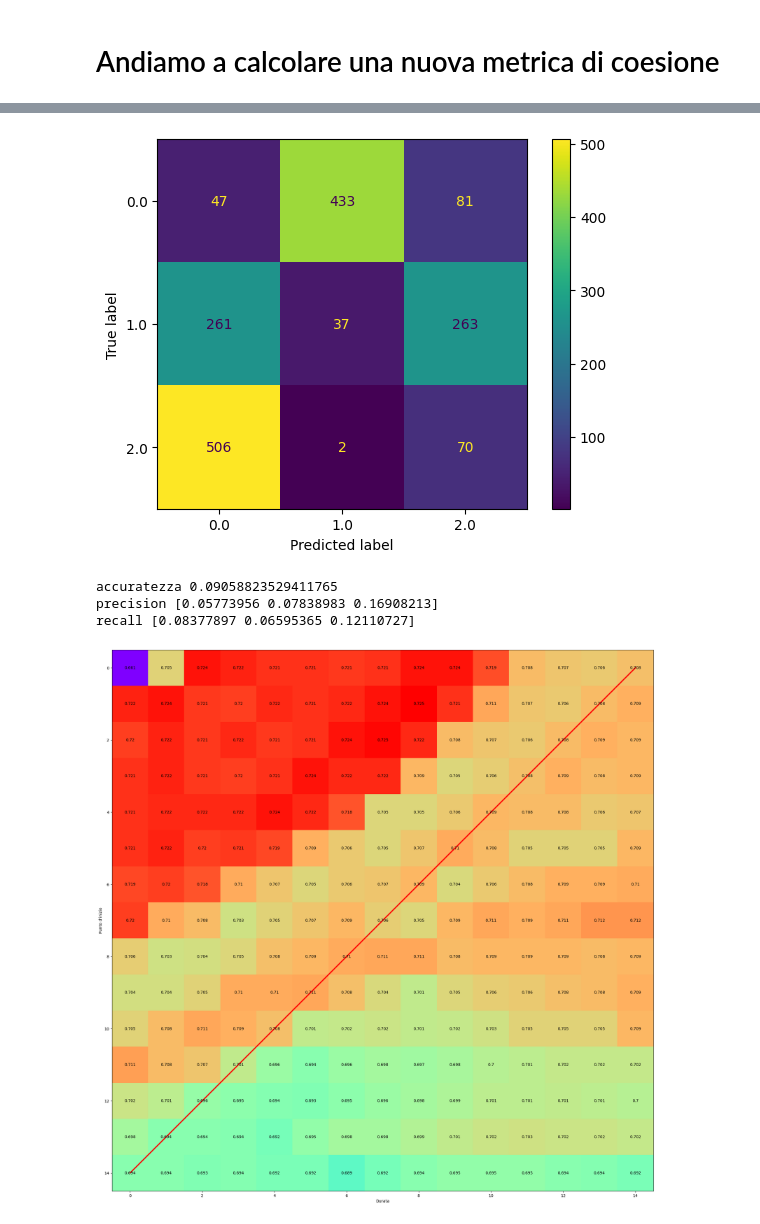
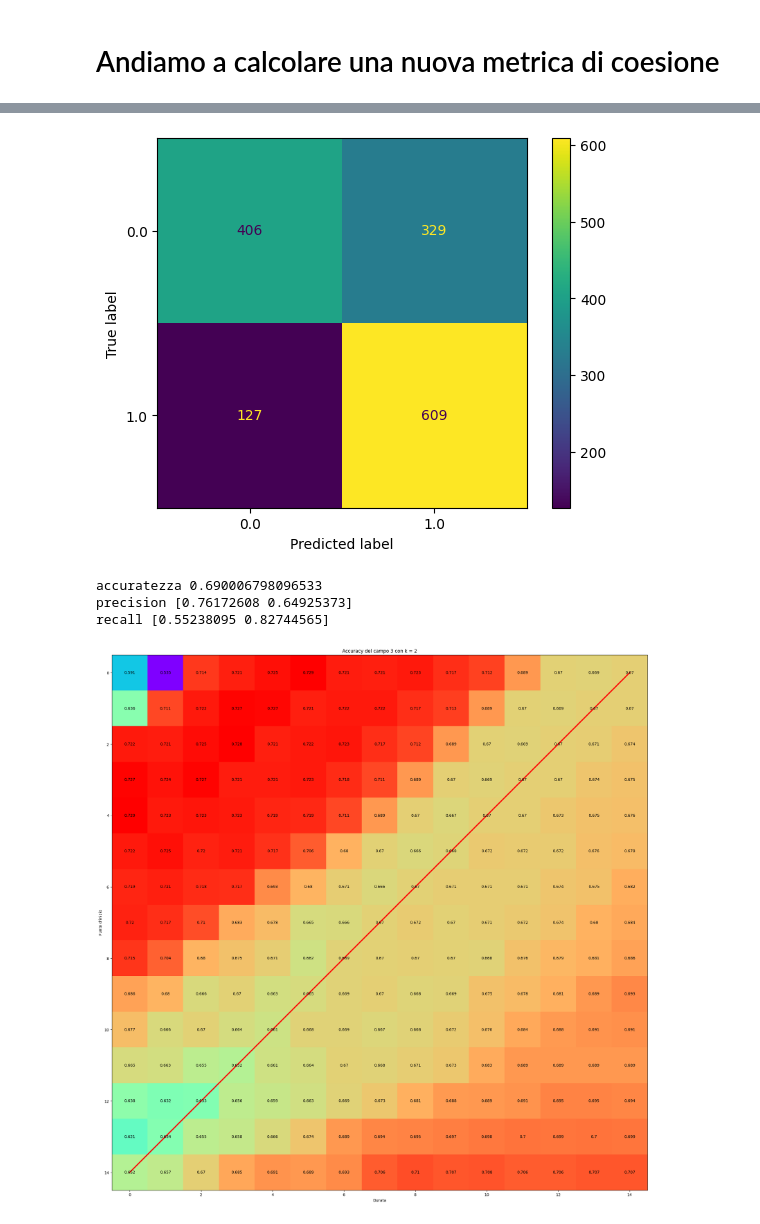
Before and after one commit to Simone-Scalella/BigDataProject, a Jupyter notebook: newMetrics.ipynb, the cells around one changed output, grey strips where cells are left out. Saved outputs shown, nothing was run; the diff lists cells and outputs as text; code cells hidden in the pictures.

Commit message:
ok image

```diff
--- a/newMetrics.ipynb
+++ b/newMetrics.ipynb
@@ -10,21 +10,21 @@ from sklearn.metrics import accuracy_score, precision_score, recall_score
 import pandas as pd
 import itertools
 # %%
-with open('./pickles/allPixelNDVIPoly6.pickle', 'rb') as handle:
+with open('./pickles/allPixelNDVIPoly.pickle', 'rb') as handle:
     allPixelNDVIPoly3 = pickle.load(handle)
 
-with open('./pickles/newResa6.pickle', 'rb') as handle:
+with open('./pickles/newResa3.pickle', 'rb') as handle:
     newResa3 = pickle.load(handle)
 
-with open('./pickles/kmeans_total_6_c3.pickle', 'rb') as handle:
+with open('./pickles/kmeans_total_3_c2.pickle', 'rb') as handle:
     kmeans_total3 = pickle.load(handle)
 
-with open('./pickles/kmeans_total_6_c3.pickle', 'rb') as handle:
+with open('./pickles/kmeans_total_3_c2.pickle', 'rb') as handle:
     kmeans_total3_master = pickle.load(handle)
 # %%
 # Numero di cluster
 
-num_cluster = 3
+num_cluster = 2
 XMAx = 15
 YMax = 15
 allPixelNDVIPoly3 = allPixelNDVIPoly3[(newResa3<=11000) & (newResa3 >= 4000),:]
@@ -60,15 +60,13 @@ label_3 = np.ndarray([newResa3.shape[0]])
 label_3_test = np.ndarray([newResa3.shape[0]])
 
 for a,b in zip(newResa3,range(newResa3.shape[0])):
-    if(a < np.quantile(newResa3,q=0.33)):
+    if(a < np.quantile(newResa3,q=0.5)):
         label_3[b] = int(0) # resa bassa
         label_3_test[b] = int(0) # resa bassa
-    elif(a > np.quantile(newResa3,q=0.33) and a < np.quantile(newResa3,q=0.66)):
-        label_3[b] = int(1) # resa media
-        label_3_test[b] = int(1) # resa media
+    #elif(a > np.quantile(newResa3,q=0.33) and a < np.quantile(newResa3,q=0.66)):
     else:
-        label_3[b] = int(2) # resa alta
-        label_3_test[b] = int(2) # resa alta
+        label_3[b] = int(1) # resa alta
+        label_3_test[b] = int(1) # resa alta
 # %%
 cluster_class_mapping = {}
 df = pd.DataFrame(data=[])
@@ -275,7 +270,7 @@ for a in range(len(list_of_mapping_test)):
 ConfusionMatrixDisplay.from_predictions(label_3,y_pred_one3)
 plt.show()
 # %% [output]
-[figure, old version]
+[figure, new version]
 # %%
 accuracy = str(accuracy_score(label_3,y_pred_one3))
 precision = str(precision_score(label_3,y_pred_one3,average= None))
@@ -285,9 +280,9 @@ print("accuratezza " + accuracy)
 print("precision " + precision)
 print("recall " + recall)
 # %% [output]
-accuratezza 0.09058823529411765
-precision [0.05773956 0.07838983 0.16908213]
-recall [0.08377897 0.06595365 0.12110727]
+accuratezza 0.690006798096533
+precision [0.76172608 0.64925373]
+recall [0.55238095 0.82744565]
 # %%
 matrice_precision = np.zeros([XMAx,YMax])
 matrice_recall = np.zeros([XMAx,YMax])
@@ -304,20 +299,21 @@ for x in range(0,XMAx):
 # %%
 fig, ax = plt.subplots()
 image = ax.imshow(matrice_accuracy[:,:],cmap='rainbow')
 line_start = [0, np.floor(71/5)]
 line_end = [np.floor(71/5), 0]
 plt.plot(line_start, line_end, color="red", linewidth=3)
 plt.xlabel("Durata")
 plt.ylabel("Punto d'inizio")
+plt.title("Accuracy del campo 3 con k = 2")
 
 fig.set_size_inches(25,25)
 for i in range(XMAx):
     for j in range(YMax):
         c = np.round(matrice_accuracy[i,j],decimals=3)
         ax.text(j, i, str(c), va='center', ha='center')
 plt.show()
 # %% [output]
-[figure, old version]
+[figure, new version]
 # %%
 fig, ax = plt.subplots()
 image = ax.imshow(matrice_accuracy[:,:],cmap='rainbow')
```
Also changed, not shown: parts of 6 cells of this notebook.
